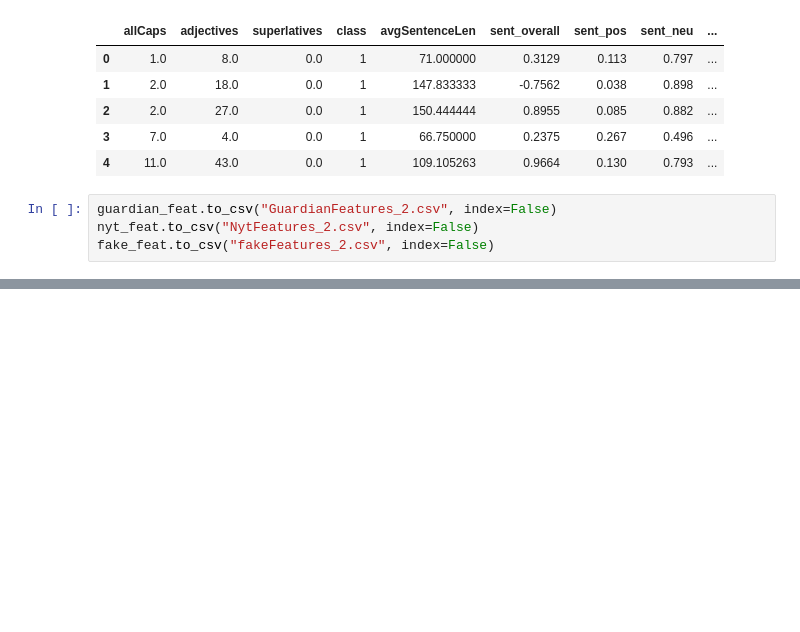
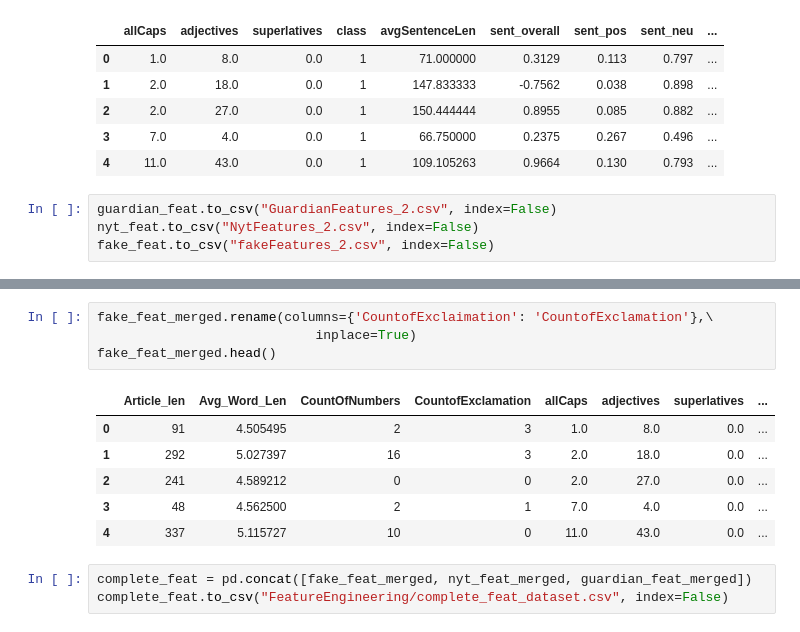
Before and after one commit to suryattheja/Fake-news-detection, a Jupyter notebook: Feature extraction.ipynb, the cells around one changed output, grey strips where cells are left out. Cells and saved outputs as stored; diff of their text form; blank space fills up the shorter version.

```diff
--- a/Feature extraction.ipynb
+++ b/Feature extraction.ipynb
@@ -522,0 +558,14 @@ fake_feat.to_csv("fakeFeatures_2.csv", index=False)
+# %%
+fake_feat_merged.rename(columns={'CountofExclaimation': 'CountofExclamation'},\
+                            inplace=True)
+fake_feat_merged.head()
+# %% [output]
+|  | Article_len | Avg_Word_Len | CountOfNumbers | CountofExclamation | allCaps | adjectives | superlatives | ... |
+| 0 | 91 | 4.505495 | 2 | 3 | 1.0 | 8.0 | 0.0 | ... |
+| 1 | 292 | 5.027397 | 16 | 3 | 2.0 | 18.0 | 0.0 | ... |
+| 2 | 241 | 4.589212 | 0 | 0 | 2.0 | 27.0 | 0.0 | ... |
+| 3 | 48 | 4.562500 | 2 | 1 | 7.0 | 4.0 | 0.0 | ... |
+| 4 | 337 | 5.115727 | 10 | 0 | 11.0 | 43.0 | 0.0 | ... |
+# %%
+complete_feat = pd.concat([fake_feat_merged, nyt_feat_merged, guardian_feat_merged])
+complete_feat.to_csv("FeatureEngineering/complete_feat_dataset.csv", index=False)
```
Also changed, not shown: parts of 4 cells of this notebook, 4 other files.
